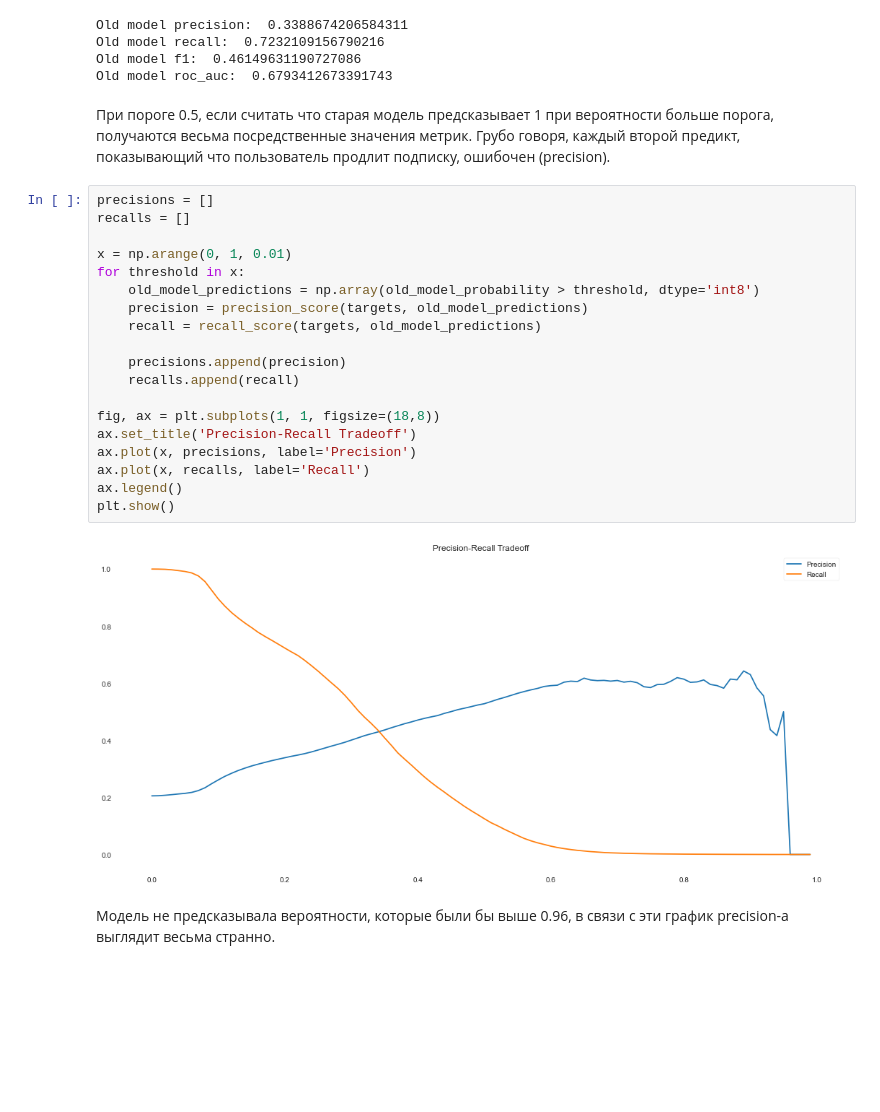
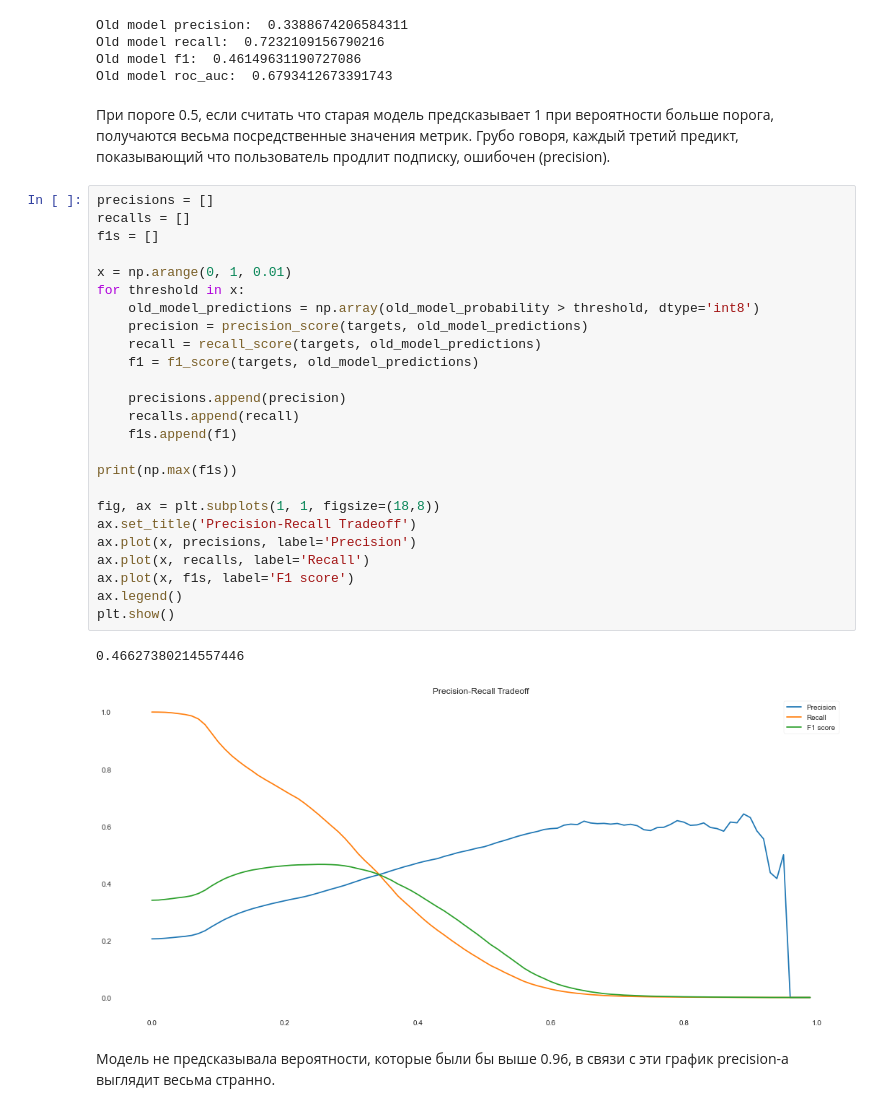
Before and after one commit to yevmaslov/genesis_data_scientist_test_task, a Jupyter notebook: part1_eda.ipynb, the cells around one changed output. Drawn from its saved outputs; the diff is of its cells as text; blank space fills up the shorter version.

```diff
--- a/part1_eda.ipynb
+++ b/part1_eda.ipynb
@@ -541,28 +528,35 @@ Old model recall:  0.7232109156790216
 Old model f1:  0.46149631190727086
 Old model roc_auc:  0.6793412673391743
 # %% [markdown]
-При пороге 0.5, если считать что старая модель предсказывает 1 при вероятности больше порога, получаются весьма посредственные значения метрик. Грубо говоря, каждый второй предикт, показывающий что пользователь продлит подписку, ошибочен (precision).
+При пороге 0.5, если считать что старая модель предсказывает 1 при вероятности больше порога, получаются весьма посредственные значения метрик. Грубо говоря, каждый третий предикт, показывающий что пользователь продлит подписку, ошибочен (precision).
 # %%
 precisions = []
 recalls = []
+f1s = []
 
 x = np.arange(0, 1, 0.01)
 for threshold in x:
     old_model_predictions = np.array(old_model_probability > threshold, dtype='int8')
     precision = precision_score(targets, old_model_predictions)
     recall = recall_score(targets, old_model_predictions)
+    f1 = f1_score(targets, old_model_predictions)
 
     precisions.append(precision)
     recalls.append(recall)
+    f1s.append(f1)
+
+print(np.max(f1s))
 
 fig, ax = plt.subplots(1, 1, figsize=(18,8))
 ax.set_title('Precision-Recall Tradeoff')
 ax.plot(x, precisions, label='Precision')
 ax.plot(x, recalls, label='Recall')
+ax.plot(x, f1s, label='F1 score')
 ax.legend()
 plt.show()
 # %% [output]
+0.46627380214557446
-[figure, old version]
+[figure, new version]
 # %% [markdown]
 Модель не предсказывала вероятности, которые были бы выше 0.96, в связи с эти график precision-а выглядит весьма странно.
 # %%
```
Also changed, not shown: parts of 5 cells of this notebook, 23 other files.
